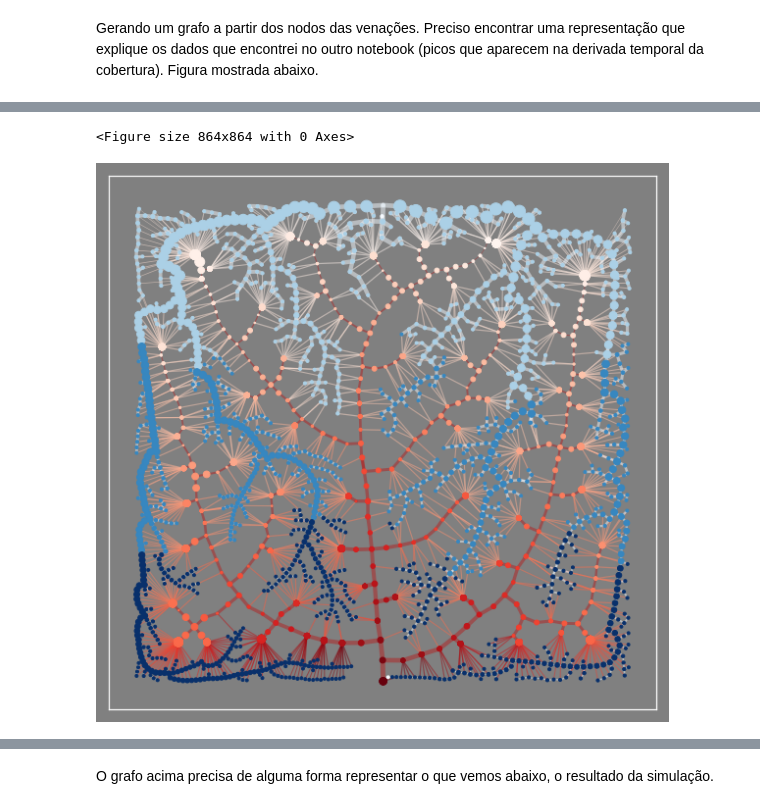
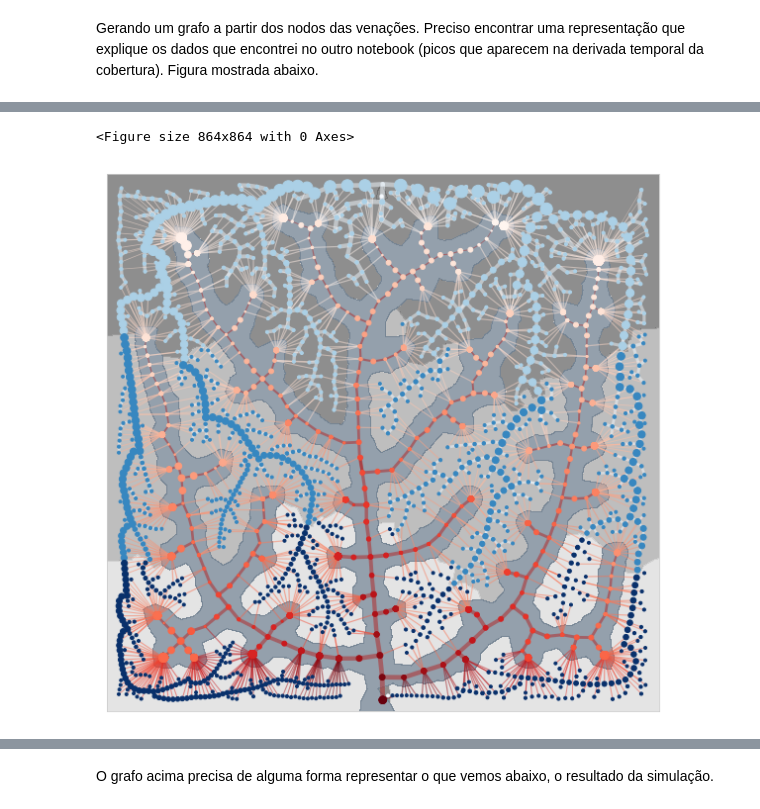
Before and after one commit to CaioMar/Venacao, a Jupyter notebook: Notebooks with analysis of simulation results/Network figure analysis notebook.ipynb, the cells around one changed output, grey strips where cells are left out. Cells and saved outputs as stored; diff of their text form; code cells hidden in the pictures.

```diff
--- a/Notebooks with analysis of simulation results/Network figure analysis notebook.ipynb
+++ b/Notebooks with analysis of simulation results/Network figure analysis notebook.ipynb
@@ -6,7 +6,10 @@ import seaborn as sns
 from sklearn.preprocessing import StandardScaler, MinMaxScaler
 from sklearn.tree import DecisionTreeClassifier, DecisionTreeRegressor
 from PIL import Image
-sns.set(rc={'axes.facecolor':'gray', 'figure.facecolor':'gray'})
+from sklearn.neighbors import KNeighborsClassifier
+from matplotlib.colors import ListedColormap
+sns.set_style("whitegrid")
+#rc={'axes.facecolor':'black', 'figure.facecolor':'black'})
 # %%
 data = pd.read_csv('disthistogram', header=0 , delimiter='\t', names=['Harmonic','Arithmetic','Geometric','VeinOrder','NN VeinOrder','v2x','v2y','vx','vy','v2width','vwidth'])
 ven = pd.read_csv('venconnections', delimiter='\t')
@@ -100,3 +100,14 @@ See the caveats in the documentation: http://pandas.pydata.org/pandas-docs/stabl
   self._setitem_with_indexer(indexer, value)
 # %% [markdown]
 Gerando um grafo a partir dos nodos das venações. Preciso encontrar uma representação que explique os dados que encontrei no outro notebook (picos que aparecem na derivada temporal da cobertura). Figura mostrada abaixo.
+# %%
+Xtrain = np.array(data[['v2x','v2y']]).reshape(-1,2)
+ytrain = np.array(data[['dtrootclass']]).reshape(-1)
+lst = []
+for i, j in enumerate(cvendata[['vx','vy']].groupby(['vx','vy']).agg('count').index):
+    lst += [list(j)]
+primary = np.array(lst).reshape(-1,2)
+primarylabels = np.ones(primary.shape[0])*4
+Xtrain = np.concatenate([Xtrain,primary])
+ytrain = np.concatenate([ytrain,primarylabels])
+knnclassifier = KNeighborsClassifier(n_neighbors=1).fit(Xtrain,ytrain)
@@ -103,22 +135,32 @@ Gerando um grafo a partir dos nodos das venações. Preciso encontrar uma repres
 # %%
 fig = plt.figure(figsize=(12,12))
 cmapseg = plt.cm.get_cmap('Reds')
 rgba = cmapseg(np.square(data['disttoroot'])/(np.square(data['disttoroot']).max()-np.square(data['disttoroot']).min()))
 fig = plt.figure(figsize=(10,10))
+
+X_set, y_set = Xtrain, ytrain
+X1, X2 = np.meshgrid(np.arange(start = X_set[:, 0].min() - 1, stop = X_set[:, 0].max() + 1, step = 0.01),
+                     np.arange(start = X_set[:, 1].min() - 1, stop = X_set[:, 1].max() + 1, step = 0.01))
+z = knnclassifier.predict(np.array([X1.ravel(), X2.ravel()]).T).reshape(X1.shape)
+plt.contourf(X1, X2, z, zorder=1,
+             alpha = 0.75, cmap = ListedColormap(('dimgray','dimgray', 'darkgrey','gainsboro','slategrey')))
+plt.xlim(X1.min(), X1.max())
+plt.ylim(X2.min(), X2.max())
+
 for i in range(data.shape[0]):
-    plt.plot(data.iloc[i][5:9:2],data.iloc[i][6:9:2],'-',color=rgba[i],linewidth=np.power((data['seglength'].max()-data.iloc[i]['seglength'])/(data['seglength'].std()),0.3)-0.5,alpha=0.5,zorder=1)
+    plt.plot(data.iloc[i][5:9:2],data.iloc[i][6:9:2],'-',color=rgba[i],linewidth=np.power((data['seglength'].max()-data.iloc[i]['seglength'])/(data['seglength'].std()),0.3)-0.5,alpha=0.5,zorder=2)
 for i in range(ven.shape[0]):
-    plt.plot(ven.iloc[i][0:4:2],ven.iloc[i][1:4:2],'-',c='firebrick',markersize=1,linewidth=(venmax-ven.iloc[i][4])/venstd+0.5,alpha=0.5,zorder=1)
+    plt.plot(ven.iloc[i][0:4:2],ven.iloc[i][1:4:2],'-',c='firebrick',markersize=1,linewidth=(venmax-ven.iloc[i][4])/venstd+0.5,alpha=0.5,zorder=2)
 for i in range(copyven2.shape[0]):
-    plt.plot(copyven2.iloc[i][0:4:2],copyven2.iloc[i][1:4:2],'-',c='aliceblue',linewidth=(ven2max - copyven2.iloc[i][4])/ven2std + 0.5,alpha=0.5,zorder=1)
+    plt.plot(copyven2.iloc[i][0:4:2],copyven2.iloc[i][1:4:2],'-',c='aliceblue',linewidth=(ven2max - copyven2.iloc[i][4])/ven2std + 0.5,alpha=0.5,zorder=2)
 
-plt.scatter(data['v2x'],data['v2y'],s=np.power(10*np.array(data['v2width'])+3,1.79),c=data['dtrootclass'], cmap=plt.get_cmap('Blues'),zorder=2)
-plt.scatter(cvendata['vx'],cvendata['vy'],s=cvendata['count']+np.power(2*np.array(cvendata['vwidth']),2.82),c=(cvendata['disttorootp'].max()-cvendata['disttorootp'])/cvendata['disttorootp'].std(), cmap=plt.get_cmap('Reds'),zorder=2)
+plt.scatter(data['v2x'],data['v2y'],s=np.power(10*np.array(data['v2width'])+3,1.79),c=data['dtrootclass'], cmap=plt.get_cmap('Blues'),zorder=3)
+plt.scatter(cvendata['vx'],cvendata['vy'],s=cvendata['count']+np.power(2*np.array(cvendata['vwidth']),2.82),c=(cvendata['disttorootp'].max()-cvendata['disttorootp'])/cvendata['disttorootp'].std(), cmap=plt.get_cmap('Reds'),zorder=3)
 plt.xticks([])
 plt.yticks([])
 plt.show()
 fig.savefig(fname = "centeredvenation.png", dpi = 150)
 # %% [output]
 <Figure size 864x864 with 0 Axes>
-[figure, old version]
+[figure, new version]
 # %% [markdown]
```
Also changed, not shown: parts of 8 cells of this notebook, 2 other files.
